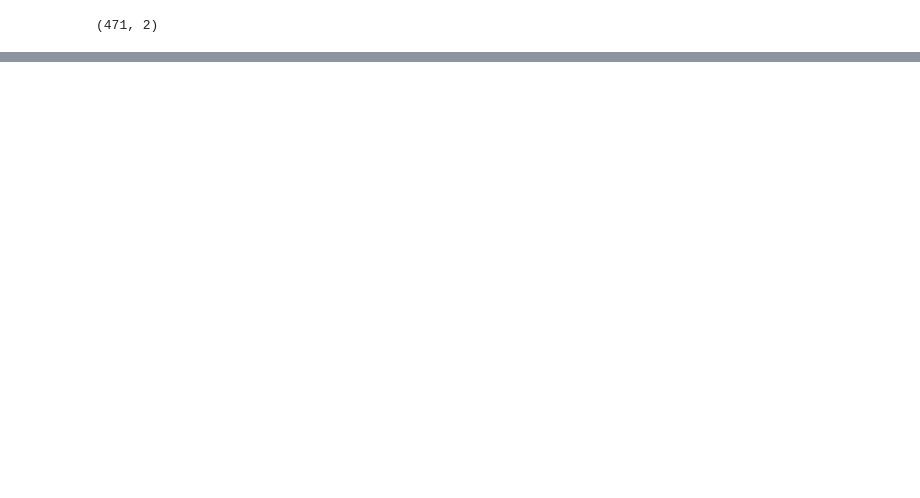
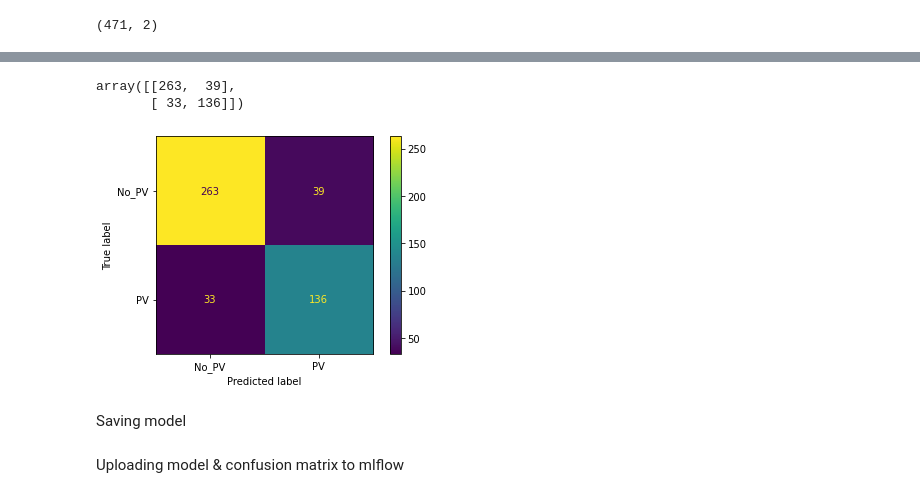
Before and after one commit to tdekelver-bd/Intro-to-DL-BD-2023, a Jupyter notebook: intro-dl-day2-3-Kaggle-PharmaCovigilance_hf_text_classification.ipynb, the cells around one changed output, grey strips where cells are left out. Drawn from its saved outputs; the diff is of its cells as text; code cells hidden in the pictures; blank space fills up the shorter version.

```diff
--- a/intro-dl-day2-3-Kaggle-PharmaCovigilance_hf_text_classification.ipynb
+++ b/intro-dl-day2-3-Kaggle-PharmaCovigilance_hf_text_classification.ipynb
@@ -401,5 +375,5 @@ def preprocess_function_eval(examples):
 # %%
-encoded_blind_dataset = ds_blind.map(preprocess_function_eval, batched=True)
+encoded_blind_dataset = ds_blind.map(preprocess_function, batched=True)
 # %%
 encoded_blind_dataset
 # %% [output]
@@ -434,0 +414,3 @@ submission.to_csv('new_submission.csv', index=False)
+# %%
+df_test = pd.read_csv('/gdrive/MyDrive/BD/Servier_detection_PV/test_label.csv', sep=',')
+df_test.head()
@@ -434,0 +424,4 @@ submission.to_csv('new_submission.csv', index=False)
+# %%
+df_test = df_test.rename(columns={'label': 'predicted'}).merge(submission, on='id')
+print('Shape: ' + str(df_test.shape))
+df_test.head()
@@ -434,0 +436,19 @@ submission.to_csv('new_submission.csv', index=False)
+# %%
+import numpy as np
+from sklearn.metrics import confusion_matrix, ConfusionMatrixDisplay
+import matplotlib.pyplot as plt
+y_preds = df_test.predicted
+y_true = df_test.label
+cm = confusion_matrix(y_true, y_preds)
+cm
+# %% [output]
+array([[263,  39],
+       [ 33, 136]])
+# %%
+cmd = ConfusionMatrixDisplay(cm, display_labels=['No_PV', 'PV'])
+cmd.plot()
+plt.savefig('confusionmatrix.png')
+# %% [output]
+[figure, added]
+# %% [markdown]
+Saving model
@@ -434,0 +457,2 @@ submission.to_csv('new_submission.csv', index=False)
+# %% [markdown]
+Uploading model & confusion matrix to mlflow
```
Also changed, not shown: parts of 28 cells of this notebook.
